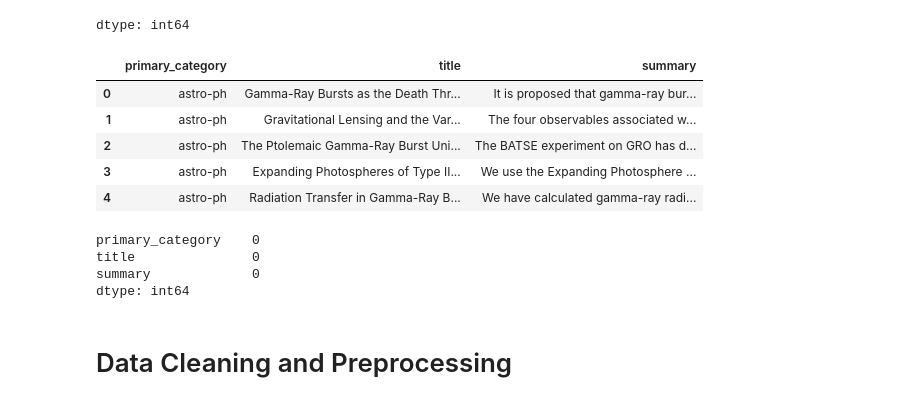
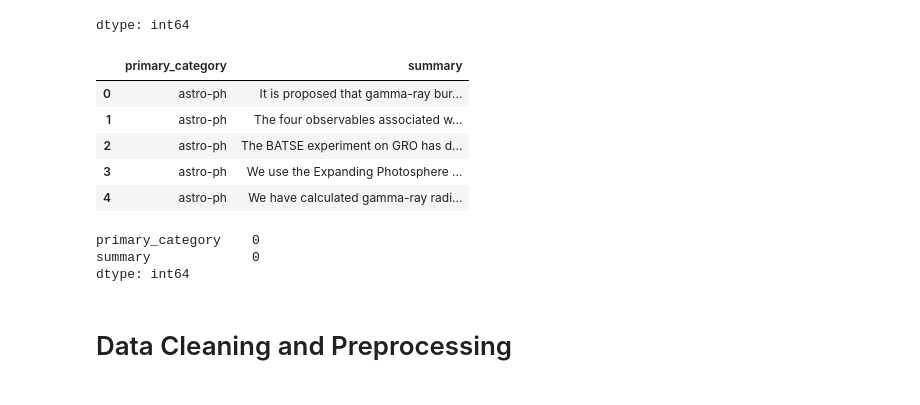
Before and after one commit to danielscabar/arxiv_text_classification, a Jupyter notebook: Arxiv_Text_Classification.ipynb, the cells around one changed output. Cells and saved outputs as stored; diff of their text form; code cells hidden in the pictures.

```diff
--- a/Arxiv_Text_Classification.ipynb
+++ b/Arxiv_Text_Classification.ipynb
@@ -280,20 +280,19 @@ df['primary_category'].value_counts()
 | cs.GL | 78 |
 dtype: int64
 # %%
-df_short = df[['primary_category', 'title', 'summary']]
+df_short = df[['primary_category', 'summary']]
 df_short.head()
 # %% [output]
-|  | primary_category | title | summary |
-| 0 | astro-ph | Gamma-Ray Bursts as the Death Thr... | It is proposed that gamma-ray bur... |
-| 1 | astro-ph | Gravitational Lensing and the Var... | The four observables associated w... |
-| 2 | astro-ph | The Ptolemaic Gamma-Ray Burst Uni... | The BATSE experiment on GRO has d... |
-| 3 | astro-ph | Expanding Photospheres of Type II... | We use the Expanding Photosphere ... |
-| 4 | astro-ph | Radiation Transfer in Gamma-Ray B... | We have calculated gamma-ray radi... |
+|  | primary_category | summary |
+| 0 | astro-ph | It is proposed that gamma-ray bur... |
+| 1 | astro-ph | The four observables associated w... |
+| 2 | astro-ph | The BATSE experiment on GRO has d... |
+| 3 | astro-ph | We use the Expanding Photosphere ... |
+| 4 | astro-ph | We have calculated gamma-ray radi... |
 # %%
 print(df_short.isnull().sum())
 # %% [output]
 primary_category    0
-title               0
 summary             0
 dtype: int64
 # %% [markdown]
```
Also changed, not shown: parts of 5 cells of this notebook.
